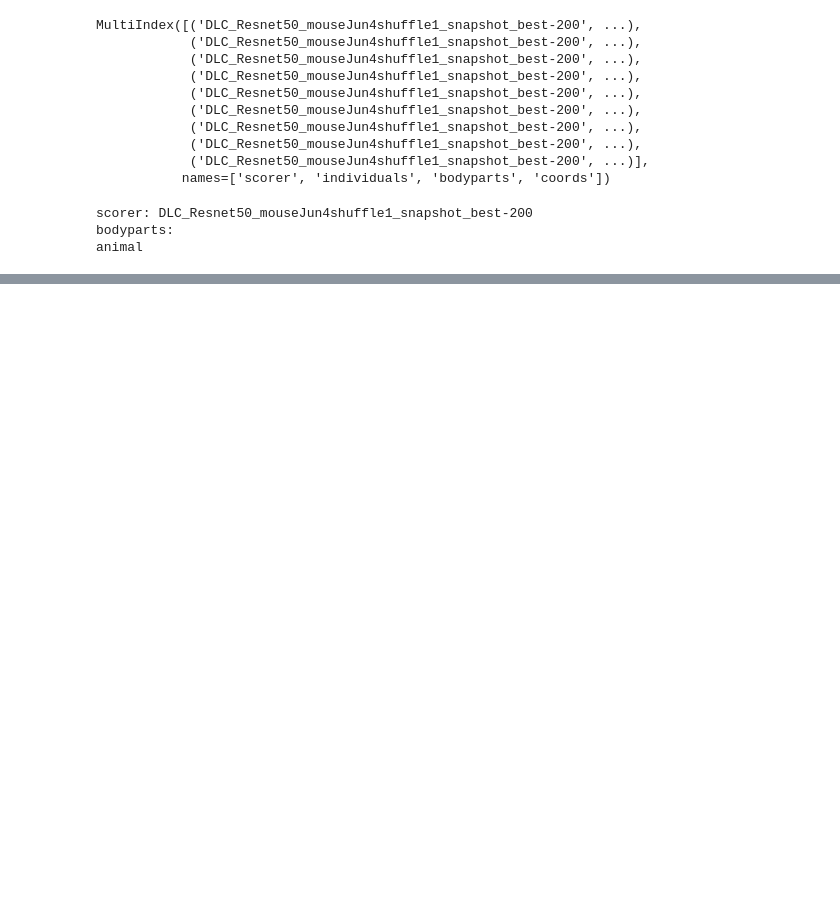
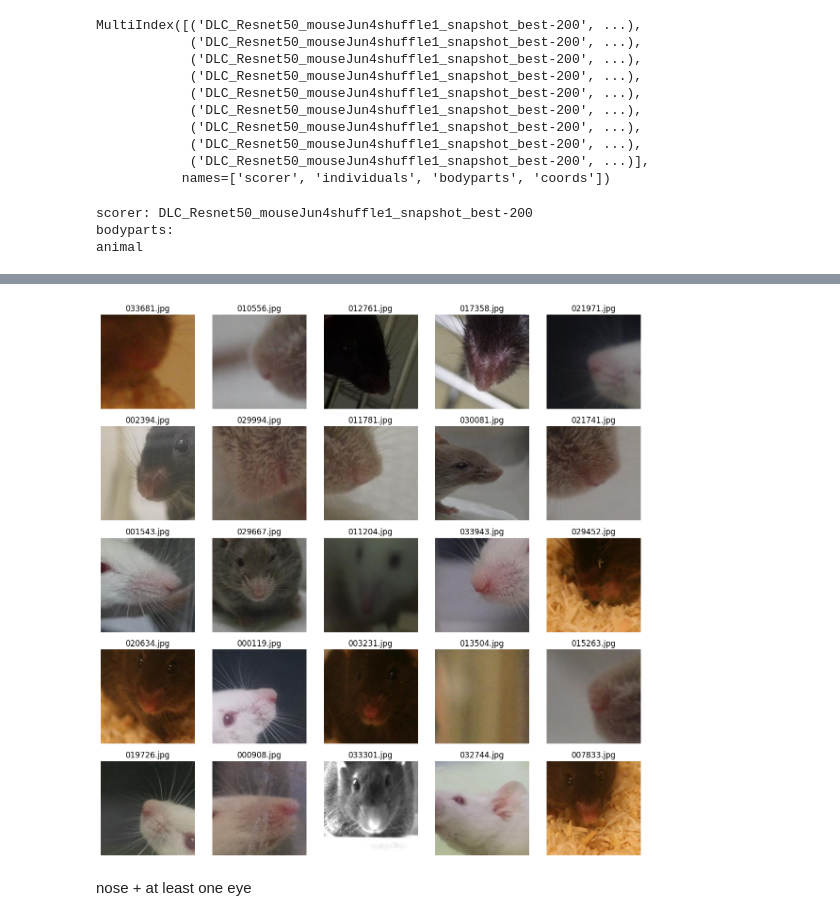
Before and after one commit to qingyun-tuberlin/Computer_Vision, a Jupyter notebook: 01_DLC_Training.ipynb, the cells around one changed output, grey strips where cells are left out. Saved outputs shown, nothing was run; the diff lists cells and outputs as text; code cells hidden in the pictures; blank space fills up the shorter version.

```diff
--- a/01_DLC_Training.ipynb
+++ b/01_DLC_Training.ipynb
@@ -185,15 +164,26 @@ Saving CSV as mouse_dataset/images_mgs/image_predictions_DLC_Resnet50_mouseJun4s
 # %% [markdown]
 read the h5 file of DLC after the step above
 # %%
+from pathlib import Path
+from PIL import Image
 import pandas as pd
-from pathlib import Path
+import numpy as np
+from tqdm import tqdm
 
 dlc_h5_path = Path(
     "mouse_dataset/images_mgs/image_predictions_DLC_Resnet50_mouseJun4shuffle1_snapshot_best-200.h5"
 )
 
+image_dir = Path("mouse_dataset/images_mgs")
+output_dir = Path("mouse_dataset/muzzle_crops")
+output_dir.mkdir(parents=True, exist_ok=True)
+
 df = pd.read_hdf(dlc_h5_path)
 
-print(df.shape)
-df.head()
+scorer = df.columns.get_level_values("scorer")[0]
+individual = df.columns.get_level_values("individuals")[0]
+
+print("scorer:", scorer)
+print("individual:", individual)
+print("bodyparts:", df.columns.get_level_values("bodyparts").unique().tolist())
 # %% [output]
@@ -238,0 +307,23 @@ EYE_R = "right_eye"
+# %%
+import matplotlib.pyplot as plt
+import random
+
+crop_paths = list(output_dir.glob("*"))
+
+sample_paths = random.sample(crop_paths, min(25, len(crop_paths)))
+
+plt.figure(figsize=(12, 12))
+
+for i, path in enumerate(sample_paths):
+    img = Image.open(path)
+    plt.subplot(5, 5, i + 1)
+    plt.imshow(img)
+    plt.axis("off")
+    plt.title(path.name[:10])
+
+plt.tight_layout()
+plt.show()
+# %% [output]
+[figure, added]
+# %% [markdown]
+nose + at least one eye
```
Also changed, not shown: parts of 6 cells of this notebook, 2 other files.
